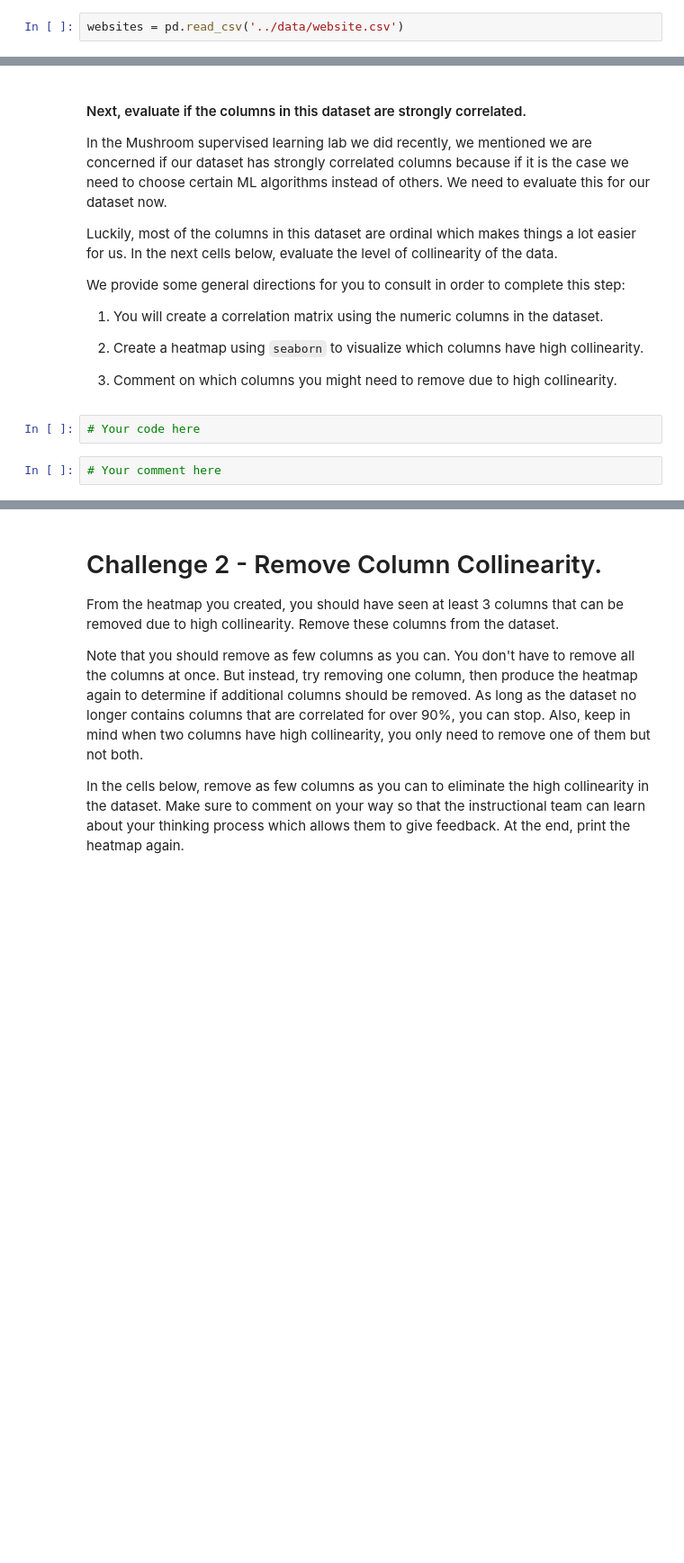
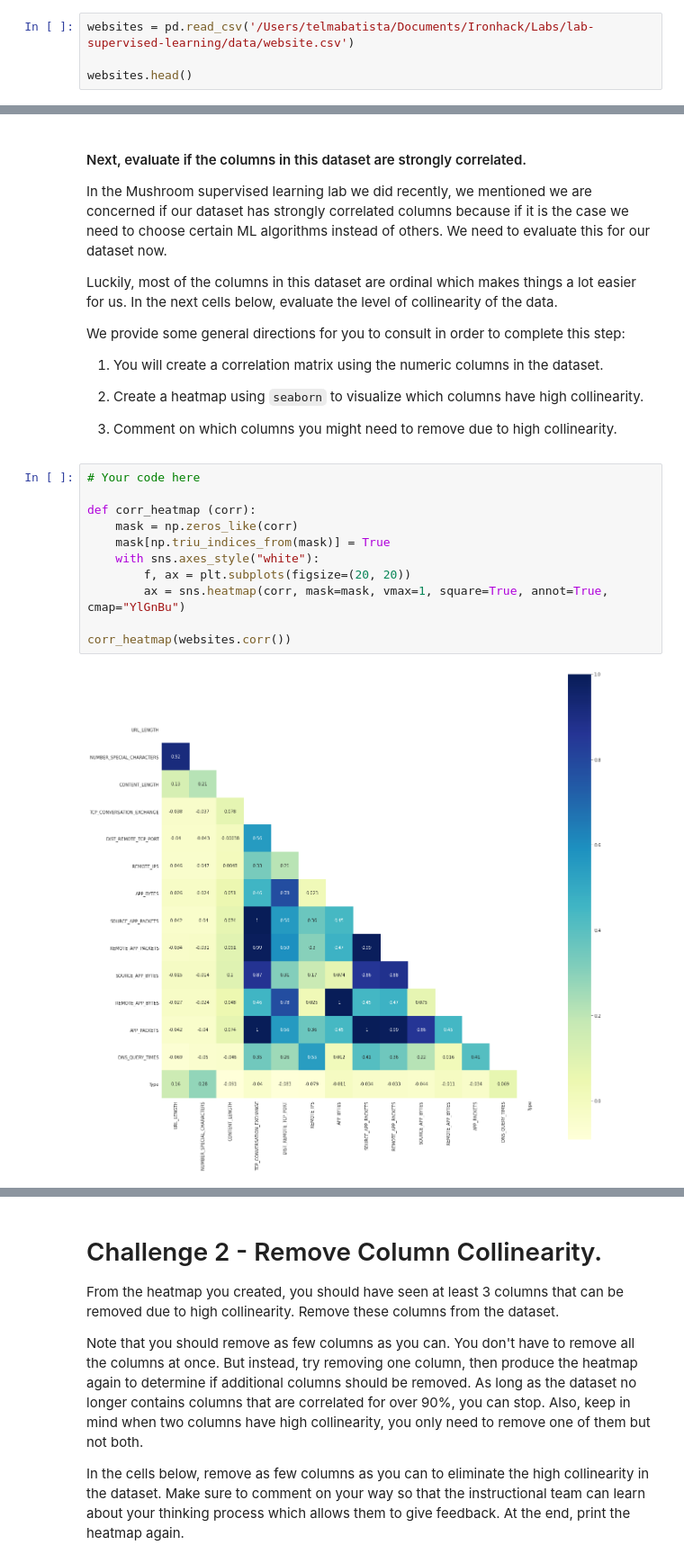
Before and after one commit to ta-data-lis/lab-supervised-learning, a Jupyter notebook: your-code/main.ipynb, the cells around one changed output, grey strips where cells are left out. Shown: that part at 90% size. Saved outputs shown, nothing was run; the diff lists cells and outputs as text; blank space fills up the shorter version.

```diff
--- a/your-code/main.ipynb
+++ b/your-code/main.ipynb
@@ -17,4 +19,6 @@ In this lab, we will explore a dataset that describes websites with different fe
 
 Let's start by exploring the dataset. First load the data file:
 # %%
-websites = pd.read_csv('../data/website.csv')
+websites = pd.read_csv('/Users/telmabatista/Documents/Ironhack/Labs/lab-supervised-learning/data/website.csv')
+
+websites.head()
@@ -50,7 +90,16 @@ We provide some general directions for you to consult in order to complete this
 1. Create a heatmap using `seaborn` to visualize which columns have high collinearity.
 
 1. Comment on which columns you might need to remove due to high collinearity.
-# %%
-# Your code here
-# %%
-# Your comment here
+# %%
+# Your code here
+
+def corr_heatmap (corr):
+    mask = np.zeros_like(corr)
+    mask[np.triu_indices_from(mask)] = True
+    with sns.axes_style("white"):
+        f, ax = plt.subplots(figsize=(20, 20))
+        ax = sns.heatmap(corr, mask=mask, vmax=1, square=True, annot=True, cmap="YlGnBu")
+
+corr_heatmap(websites.corr())
+# %% [output]
+[figure, added]
```
Also changed, not shown: parts of 57 cells of this notebook.
